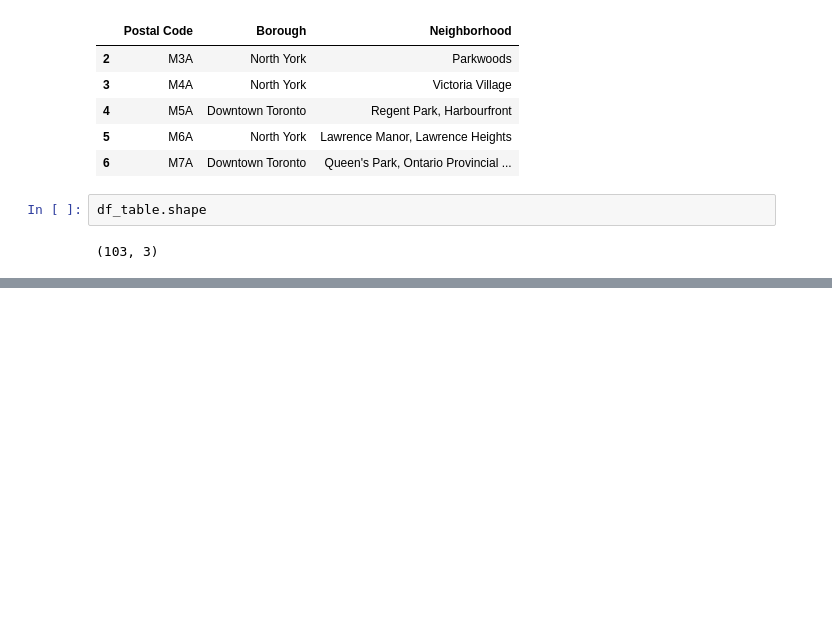
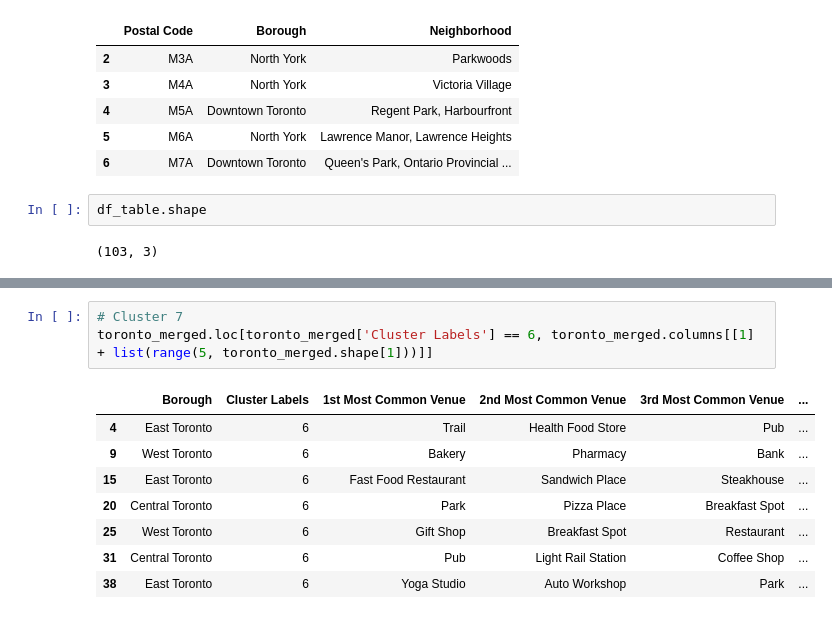
Before and after one commit to IH-irene/Capstone-assignment, a Jupyter notebook: Capstone W3.ipynb, the cells around one changed output, grey strips where cells are left out. Drawn from its saved outputs; the diff is of its cells as text; blank space fills up the shorter version.

```diff
--- a/Capstone W3.ipynb
+++ b/Capstone W3.ipynb
@@ -65,0 +490,12 @@ df_table.describe()
+# %%
+# Cluster 7
+toronto_merged.loc[toronto_merged['Cluster Labels'] == 6, toronto_merged.columns[[1] + list(range(5, toronto_merged.shape[1]))]]
+# %% [output]
+|  | Borough | Cluster Labels | 1st Most Common Venue | 2nd Most Common Venue | 3rd Most Common Venue | ... |
+| 4 | East Toronto | 6 | Trail | Health Food Store | Pub | ... |
+| 9 | West Toronto | 6 | Bakery | Pharmacy | Bank | ... |
+| 15 | East Toronto | 6 | Fast Food Restaurant | Sandwich Place | Steakhouse | ... |
+| 20 | Central Toronto | 6 | Park | Pizza Place | Breakfast Spot | ... |
+| 25 | West Toronto | 6 | Gift Shop | Breakfast Spot | Restaurant | ... |
+| 31 | Central Toronto | 6 | Pub | Light Rail Station | Coffee Shop | ... |
+| 38 | East Toronto | 6 | Yoga Studio | Auto Workshop | Park | ... |
```
Also changed, not shown: parts of 46 cells of this notebook.
